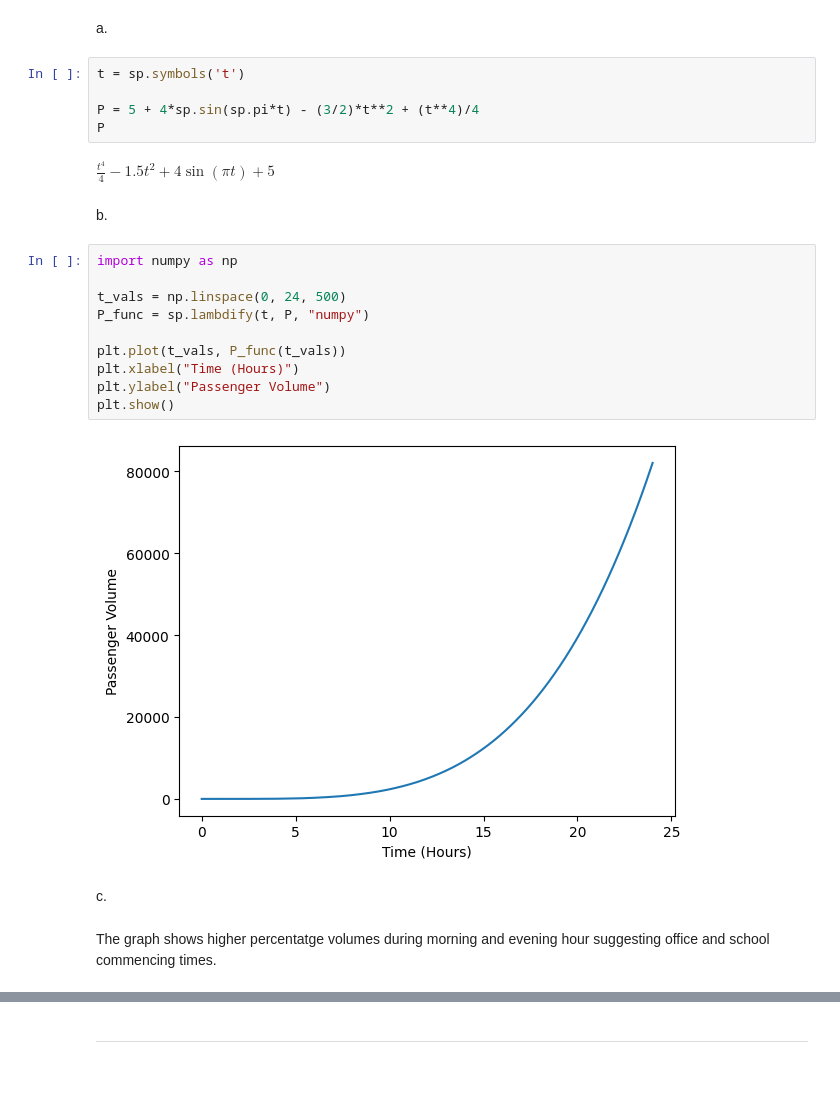
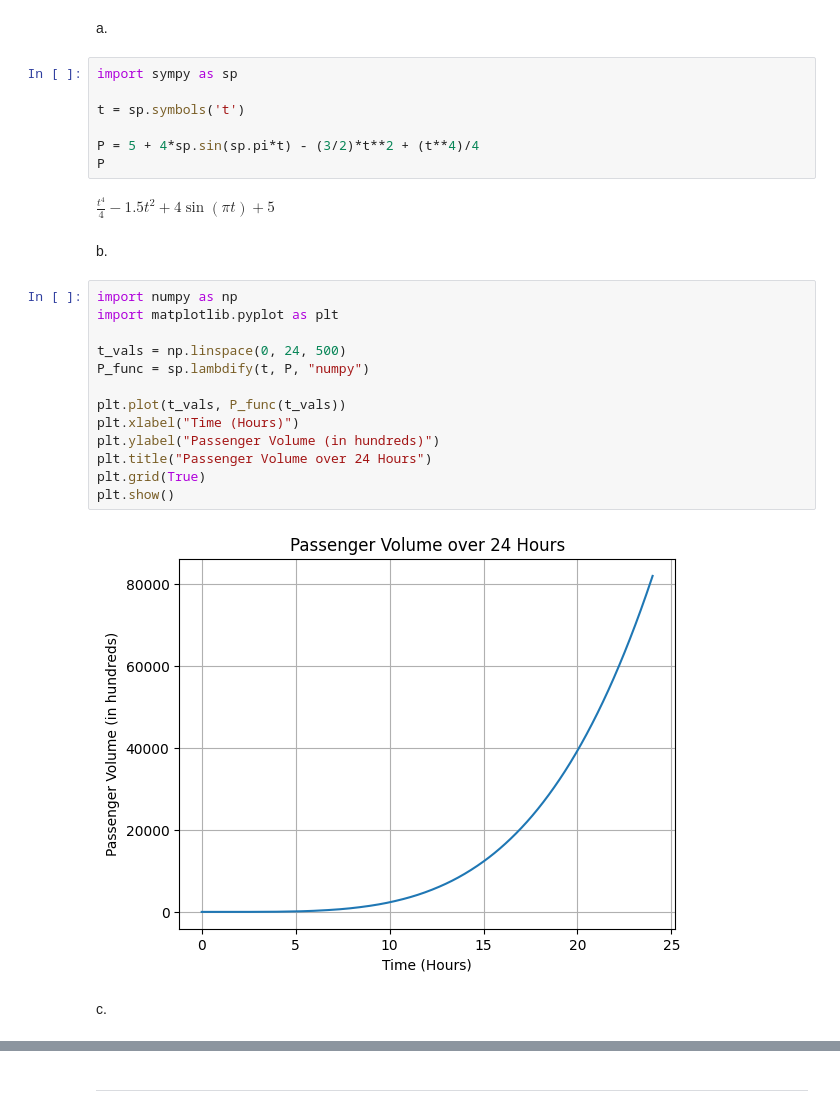
Before and after one commit to Yosh004/maths_cw, a Jupyter notebook: MathsCWipynb.ipynb, the cells around one changed output, grey strips where cells are left out. Drawn from its saved outputs; the diff is of its cells as text; blank space fills up the shorter version.

```diff
--- a/MathsCWipynb.ipynb
+++ b/MathsCWipynb.ipynb
@@ -90,6 +92,8 @@ Question 3 Preditcing peak travel times
 # %% [markdown]
 a.
 # %%
+import sympy as sp
+
 t = sp.symbols('t')
 
 P = 5 + 4*sp.sin(sp.pi*t) - (3/2)*t**2 + (t**4)/4
@@ -100,17 +104,18 @@ $\displaystyle \frac{t^{4}}{4} - 1.5 t^{2} + 4 \sin{\left(\pi t \right)} + 5$
 b.
 # %%
 import numpy as np
+import matplotlib.pyplot as plt
 
 t_vals = np.linspace(0, 24, 500)
 P_func = sp.lambdify(t, P, "numpy")
 
 plt.plot(t_vals, P_func(t_vals))
 plt.xlabel("Time (Hours)")
-plt.ylabel("Passenger Volume")
+plt.ylabel("Passenger Volume (in hundreds)")
+plt.title("Passenger Volume over 24 Hours")
+plt.grid(True)
 plt.show()
 # %% [output]
-[figure, old version]
+[figure, new version]
 # %% [markdown]
 c.
-# %% [markdown]
-The graph shows higher percentatge volumes during morning and evening hour suggesting office and school commencing times.
```
Also changed, not shown: parts of 28 cells of this notebook, 1 other file.
